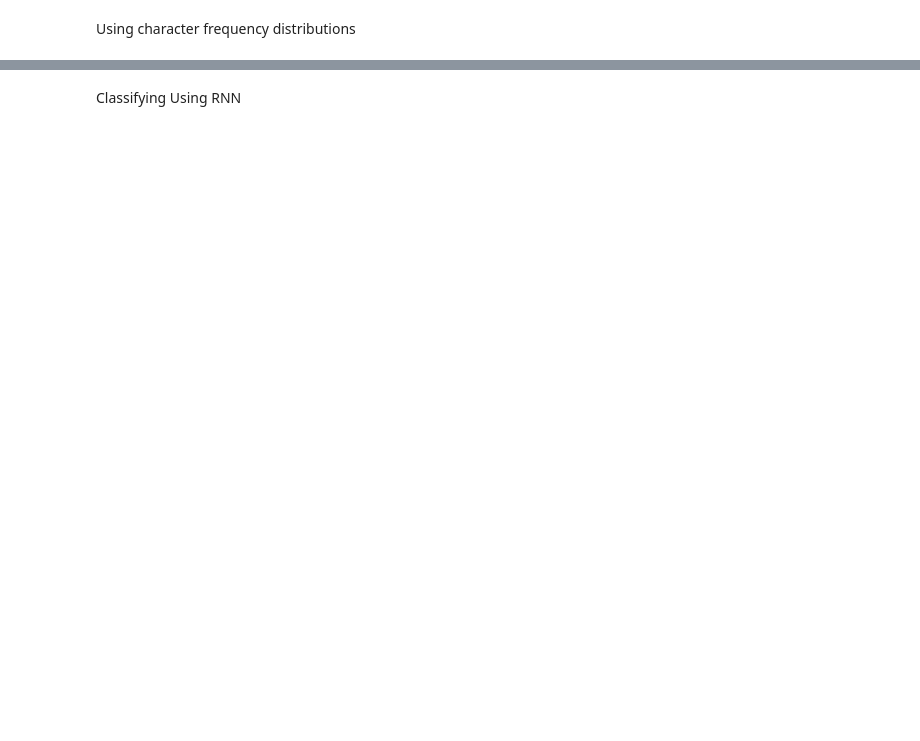
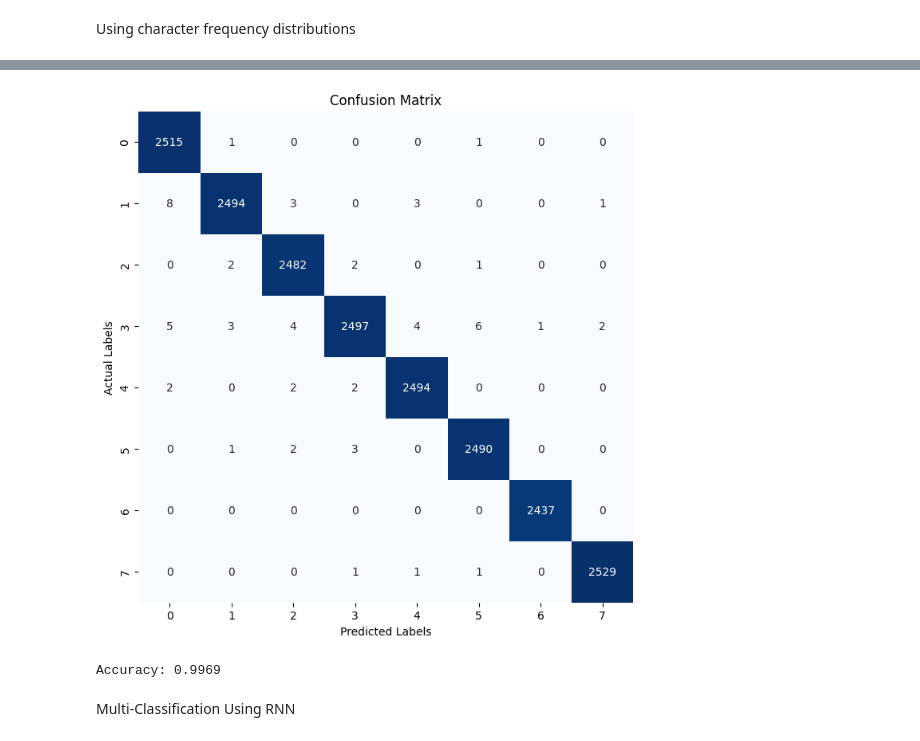
Before and after one commit to kirbergerconnor/iscl-thesis, a Jupyter notebook: char_freq.ipynb, the cells around one changed output, grey strips where cells are left out. Saved outputs shown, nothing was run; the diff lists cells and outputs as text; code cells hidden in the pictures; blank space fills up the shorter version.

Commit message:
SVM binary + multi classification. Start with RNN/CNN model

```diff
--- a/char_freq.ipynb
+++ b/char_freq.ipynb
@@ -119,12 +147,12 @@ Classifying using SVM
 # %%
-clf = SGDClassifier(loss="log_loss", tol=1e-3, verbose=1, random_state=42, validation_fraction=0.1)
+# Model
+clf = SGDClassifier(loss="log_loss", tol=1e-3, verbose=0, random_state=42, validation_fraction=0.1)
 batch_size = 10000
-num_batches = x_train.shape[0] // batch_size + 1
+num_batches = x_train.shape[0] // batch_size
 
 # Training
 for i in range(num_batches):
     start = i * batch_size
     end = min((i + 1) * batch_size, x_train.shape[0])
     batch_x, batch_y = x_train[start:end], y_train[start:end]
-    # batch_x = vectorizer.transform(batch_x)
-    clf.partial_fit(batch_x, batch_y, classes=[0, 1])
+    clf.fit(batch_x, batch_y)
@@ -154,0 +176,10 @@ Accuracy: 0.9304228672587461
+# %%
+# Preprocess
+data = preprocess_text(corpora, sequences=100000, classification='multi')
+text, labels = [d[0] for d in data], [d[1] for d in data]
+vectorizer = CountVectorizer(analyzer='char_wb', ngram_range=(2,2))
+vectorizer.fit(text)
+text = vectorizer.transform(text)
+
+# Split
+x_train, x_test, y_train, y_test = train_test_split(text, labels, test_size=0.2, random_state=42, shuffle=True)
@@ -155,2 +195,33 @@ Accuracy: 0.9304228672587461
+# %%
+# Model
+clf = SGDClassifier(loss="log_loss", tol=1e-3, verbose=0, random_state=42, validation_fraction=0.1)
+batch_size = 10000
+num_batches = x_train.shape[0] // batch_size
+
+# Training
+for i in range(num_batches):
+    start = i * batch_size
+    end = min((i + 1) * batch_size, x_train.shape[0])
+    batch_x, batch_y = x_train[start:end], y_train[start:end]
+    clf.fit(batch_x, batch_y)
+# %%
+# Plot
+y_pred = clf.predict(x_test)
+cm = confusion_matrix(y_test, y_pred)
+
+fig, ax = plt.subplots(figsize=(8, 8))
+sns.heatmap(cm, annot=True, cmap='Blues', cbar=False, fmt='g', ax=ax)
+ax.set_xlabel('Predicted Labels')
+ax.set_ylabel('Actual Labels')
+ax.set_title('Confusion Matrix')
+plt.show()
+# %% [output]
+[figure, added]
+# %%
+# Metrics
+accuracy = clf.score(x_test, y_test)
+print(f'Accuracy: {accuracy}')
+# %% [output]
+Accuracy: 0.9969
 # %% [markdown]
-Classifying Using RNN
+Multi-Classification Using RNN
```
Also changed, not shown: parts of 17 cells of this notebook, 2 other files.
